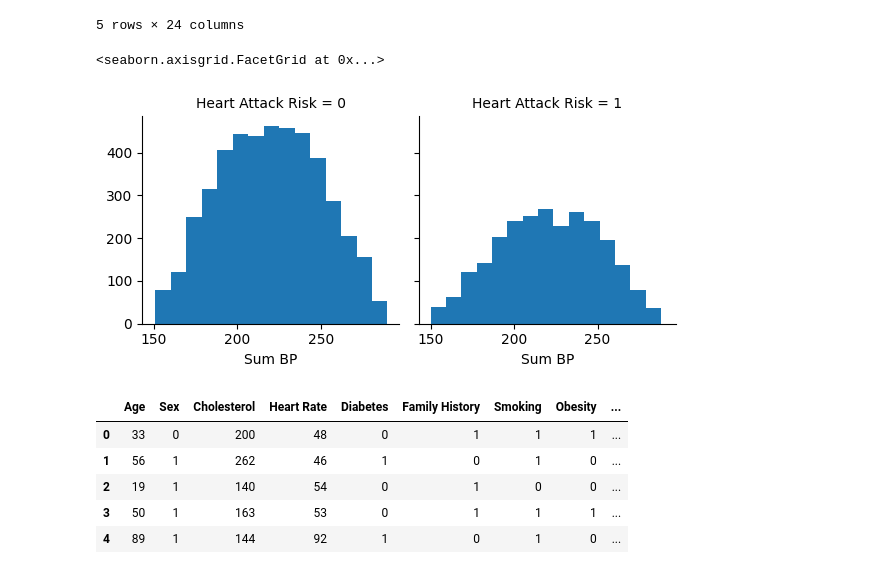
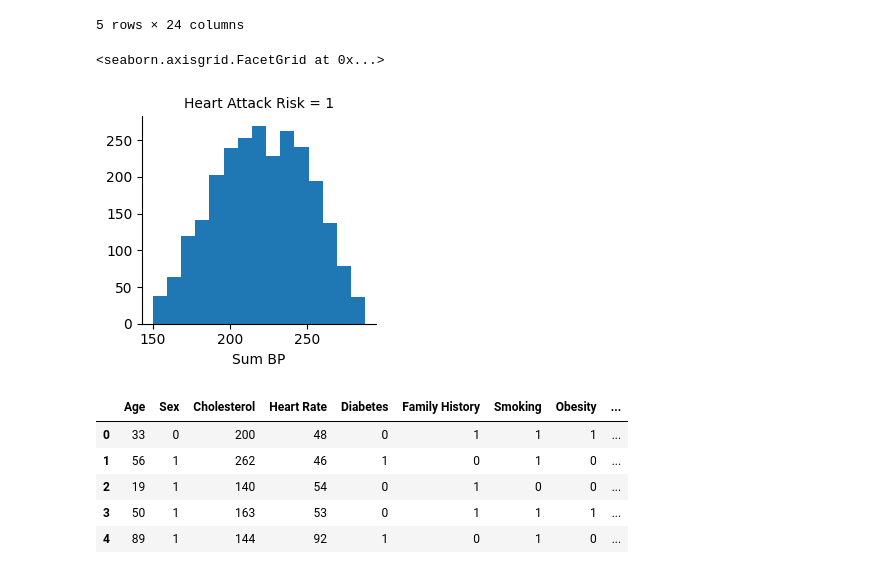
Before and after one commit to GlitchBox/CSE-572-Data-Mining-Project, a Jupyter notebook: baseline.ipynb, the cells around one changed output. Drawn from its saved outputs; the diff is of its cells as text; code cells hidden in the pictures.

```diff
--- a/baseline.ipynb
+++ b/baseline.ipynb
@@ -202,11 +394,13 @@ test_df['Sum BP'] = train_df['Blood Pressure'].apply(lambda x: sum(int(num) for
 train_df = train_df.drop(['Blood Pressure'], axis=1)
 test_df = test_df.drop(['Blood Pressure'], axis=1)
 # %%
-g = sns.FacetGrid(train_df, col='Heart Attack Risk')
+filtered_df = train_df[train_df['Heart Attack Risk'] == 1]
+g = sns.FacetGrid(filtered_df, col='Heart Attack Risk')
+
 g.map(plt.hist, 'Sum BP', bins=15)
 # %% [output]
 <seaborn.axisgrid.FacetGrid at 0x...>
-[figure, old version]
+[figure, new version]
 # %%
 def categoricalToNumeric(mapping, columnName):
         train_df[columnName] = train_df[columnName].map(mapping)
```
Also changed, not shown: parts of 45 cells of this notebook.
